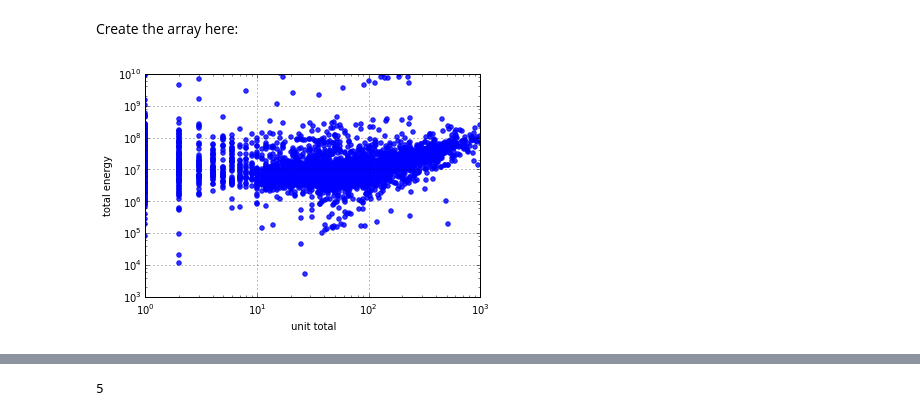
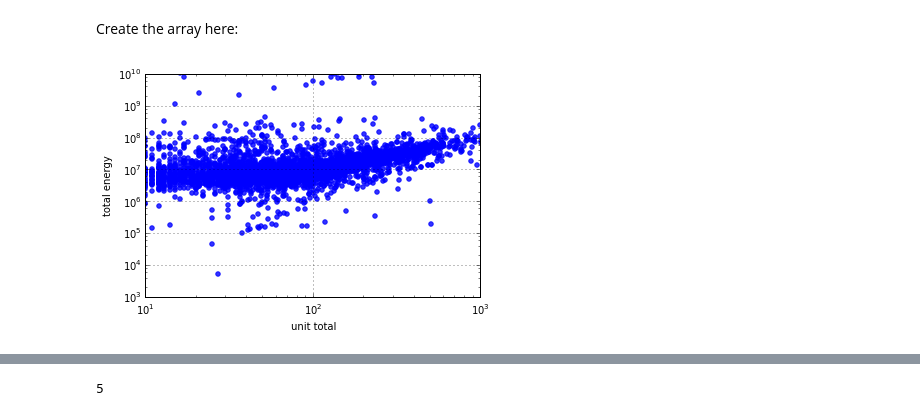
Before and after one commit to Elixeus/PUI2015_xwang, a Jupyter notebook: HW5/assignment5_1XiaWang.ipynb, the cells around one changed output, grey strips where cells are left out. Cells and saved outputs as stored; diff of their text form; code cells hidden in the pictures.

```diff
--- a/HW5/assignment5_1XiaWang.ipynb
+++ b/HW5/assignment5_1XiaWang.ipynb
@@ -72,14 +73,15 @@ BBLmerge['Building Energy Consumption'] = BBLmerge['energy']*BBLmerge['area']
 # %%
 BBLmerge.plot(kind='scatter', x='UnitsTotal', y='Building Energy Consumption', color='b', alpha=0.8, loglog=True)
 #plt.scatter(x=np.log10(BBLmerge['UnitsTotal']),y=np.log10(BBLmerge['Building Energy Consumption']),linestyle='o', color='b', alpha=0.8)
-pl.xlim([1, 1000])
+# i start from 10 here because the scores under 10 looks bad
+pl.xlim([10, 1000])
 pl.ylim([1000, 1e10])
 pl.xlabel('unit total')
 pl.ylabel('total energy')
 pl.grid()
 pl.legend()
 # %% [output]
-[figure, old version]
+[figure, new version]
 # %%
 BBLcut = BBLmerge[(BBLmerge['Building Energy Consumption']>=1000)&(BBLmerge['Building Energy Consumption']<1e+10)
                   & (BBLmerge['UnitsTotal']>=1)&(BBLmerge['UnitsTotal']<1000)]
```
Also changed, not shown: parts of 9 cells of this notebook, 1 other file.
